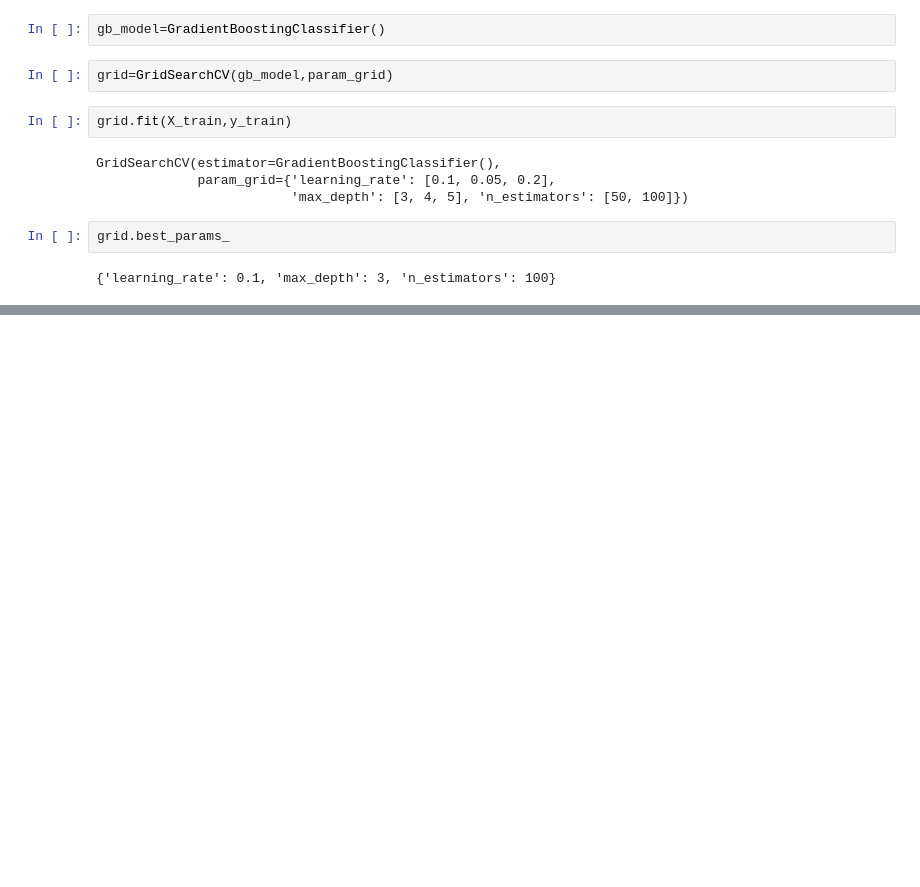
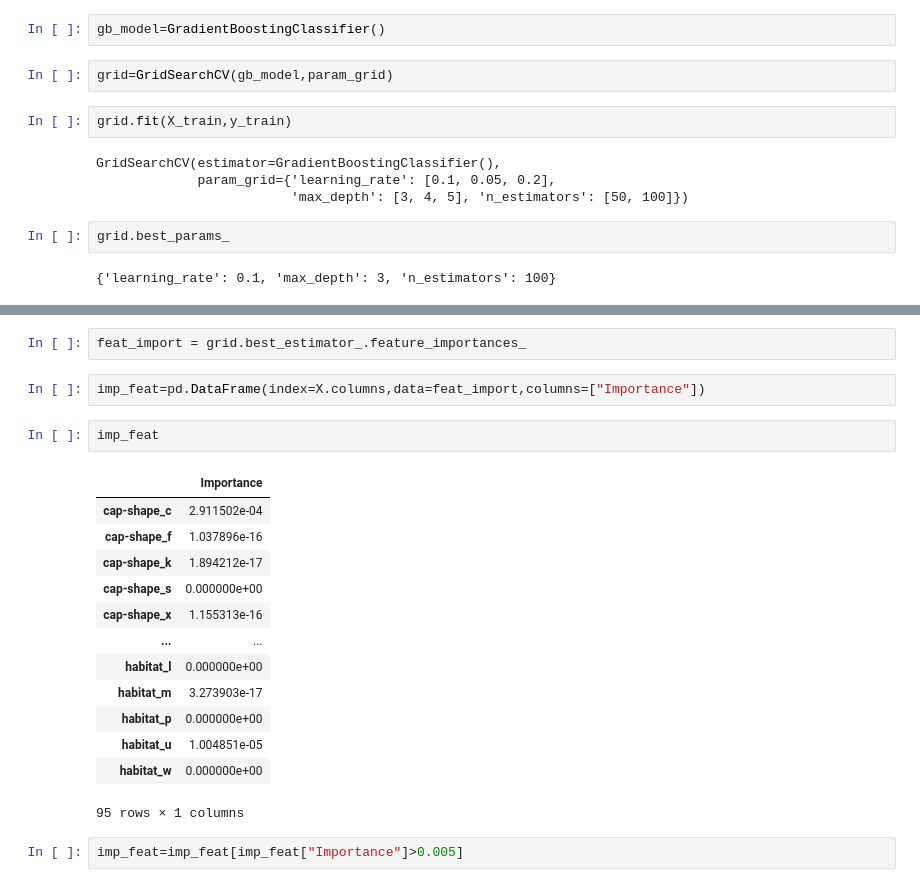
Before and after one commit to habib33-3/Python-Data-Science, a Jupyter notebook: Boosting/gradient boosting.ipynb, the cells around one changed output, grey strips where cells are left out. Cells and saved outputs as stored; diff of their text form; blank space fills up the shorter version.

```diff
--- a/Boosting/gradient boosting.ipynb
+++ b/Boosting/gradient boosting.ipynb
@@ -55,0 +75,22 @@ grid.best_params_
+# %%
+feat_import = grid.best_estimator_.feature_importances_
+# %%
+imp_feat=pd.DataFrame(index=X.columns,data=feat_import,columns=["Importance"])
+# %%
+imp_feat
+# %% [output]
+|  | Importance |
+| cap-shape_c | 2.911502e-04 |
+| cap-shape_f | 1.037896e-16 |
+| cap-shape_k | 1.894212e-17 |
+| cap-shape_s | 0.000000e+00 |
+| cap-shape_x | 1.155313e-16 |
+| ... | ... |
+| habitat_l | 0.000000e+00 |
+| habitat_m | 3.273903e-17 |
+| habitat_p | 0.000000e+00 |
+| habitat_u | 1.004851e-05 |
+| habitat_w | 0.000000e+00 |
+95 rows × 1 columns
+# %%
+imp_feat=imp_feat[imp_feat["Importance"]>0.005]
```
Also changed, not shown: parts of 7 cells of this notebook, 18 other files.
